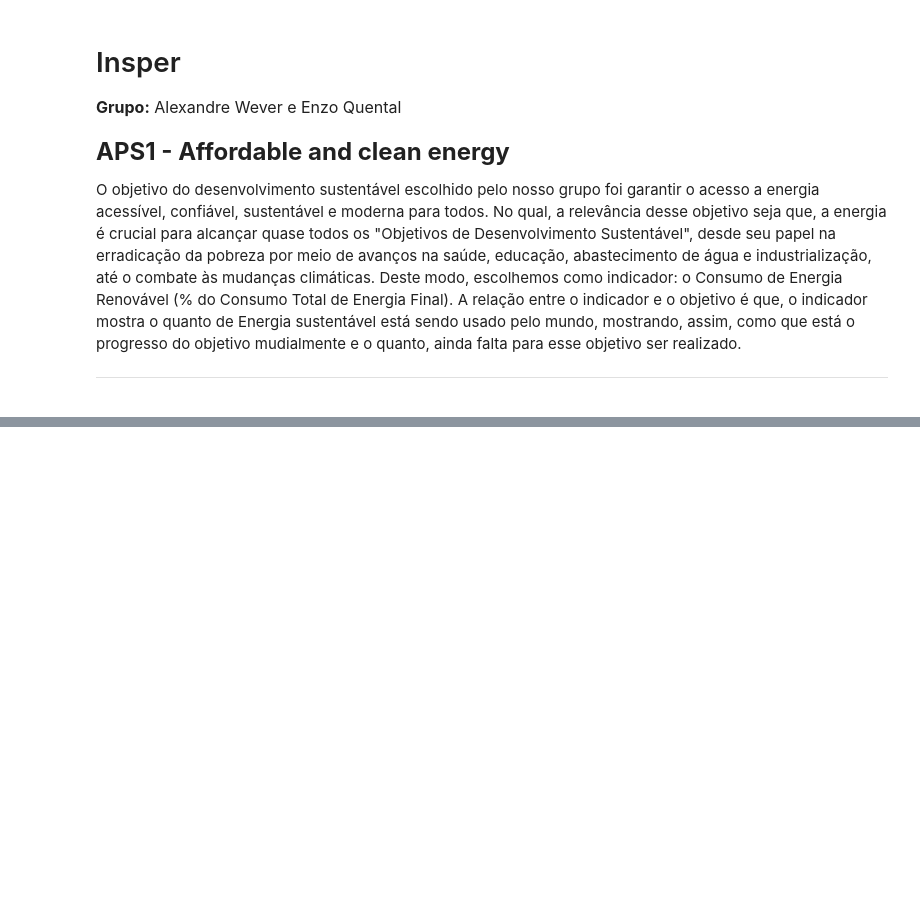
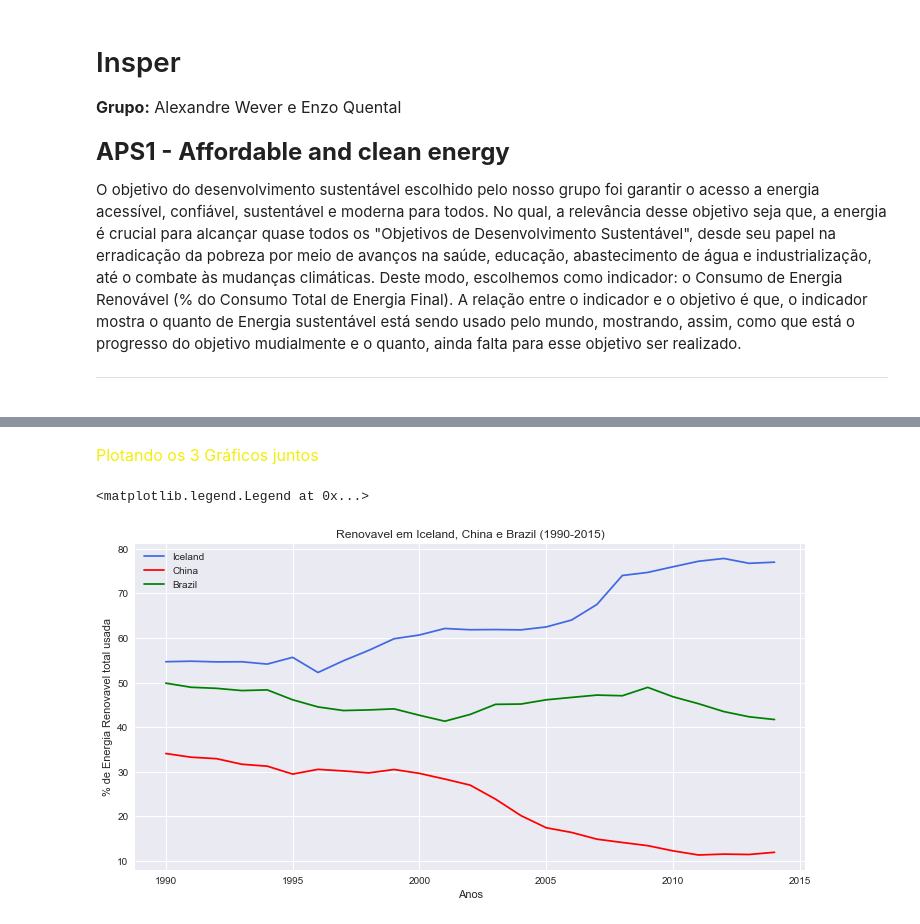
Before and after one commit to Enzoq2202/Aps, a Jupyter notebook: aps1.ipynb, the cells around one changed output, grey strips where cells are left out. Cells and saved outputs as stored; diff of their text form; code cells hidden in the pictures; blank space fills up the shorter version.

```diff
--- a/aps1.ipynb
+++ b/aps1.ipynb
@@ -12,0 +103,16 @@
+# %% [markdown]
+<font size="3" color="#f2ee0c"> Plotando os 3 Gráficos juntos </font>
+# %%
+# plotar os 3 graficos em uma mesma figura
+plt.style.use('seaborn')
+plt.figure(figsize=(12, 6))
+plt.plot(lista_anos, lista_renovavel_iceland, color='royalblue', label='Iceland')
+plt.plot(lista_anos, lista_renovavel_china, color='red', label='China')
+plt.plot(lista_anos, lista_renovavel_brasil, color='green', label='Brazil')
+plt.xlabel('Anos')
+plt.ylabel('% de Energia Renovavel total usada')
+plt.title('Renovavel em Iceland, China e Brazil (1990-2015)')
+plt.legend()
+# %% [output]
+<matplotlib.legend.Legend at 0x...>
+[figure, added]
```
Also changed, not shown: parts of 8 cells of this notebook, 1 other file.
